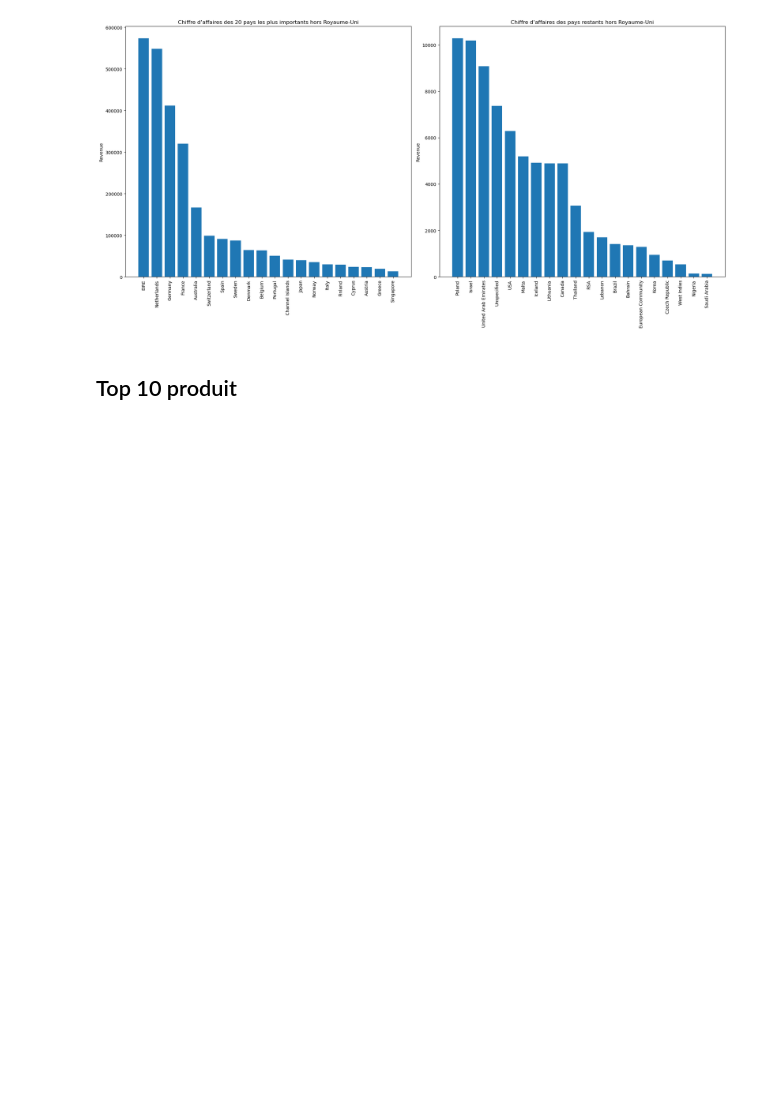
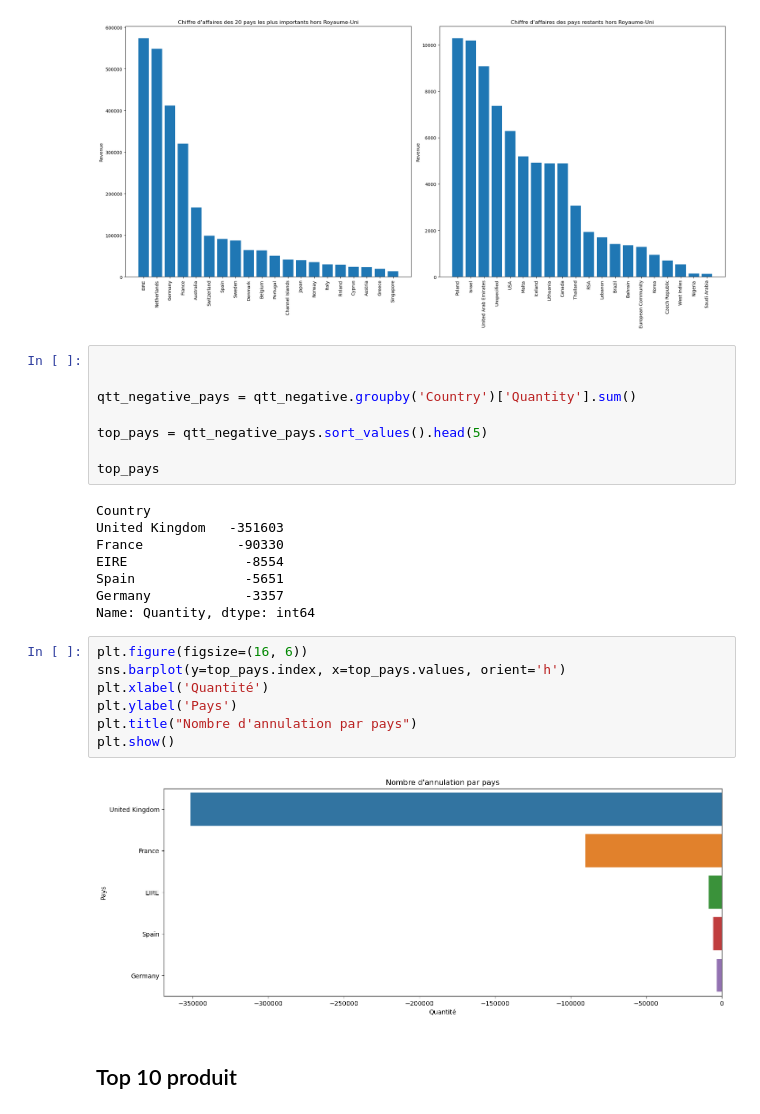
Before and after one commit to neevaiti/segmentation_client_simplon, a Jupyter notebook: rubic.ipynb, the cells around one changed output. Drawn from its saved outputs; the diff is of its cells as text; blank space fills up the shorter version.

```diff
--- a/rubic.ipynb
+++ b/rubic.ipynb
@@ -295,6 +296,31 @@ plt.tight_layout()
 plt.show()
 # %% [output]
 [figure]
+# %%
+
+
+qtt_negative_pays = qtt_negative.groupby('Country')['Quantity'].sum()
+
+top_pays = qtt_negative_pays.sort_values().head(5)
+
+top_pays
+# %% [output]
+Country
+United Kingdom   -351603
+France            -90330
+EIRE               -8554
+Spain              -5651
+Germany            -3357
+Name: Quantity, dtype: int64
+# %%
+plt.figure(figsize=(16, 6))
+sns.barplot(y=top_pays.index, x=top_pays.values, orient='h')
+plt.xlabel('Quantité')
+plt.ylabel('Pays')
+plt.title("Nombre d'annulation par pays")
+plt.show()
+# %% [output]
+[figure, added]
 # %% [markdown]
 ## Top 10 produit
 # %%
```
Also changed, not shown: parts of 4 cells of this notebook, 1 other file.
